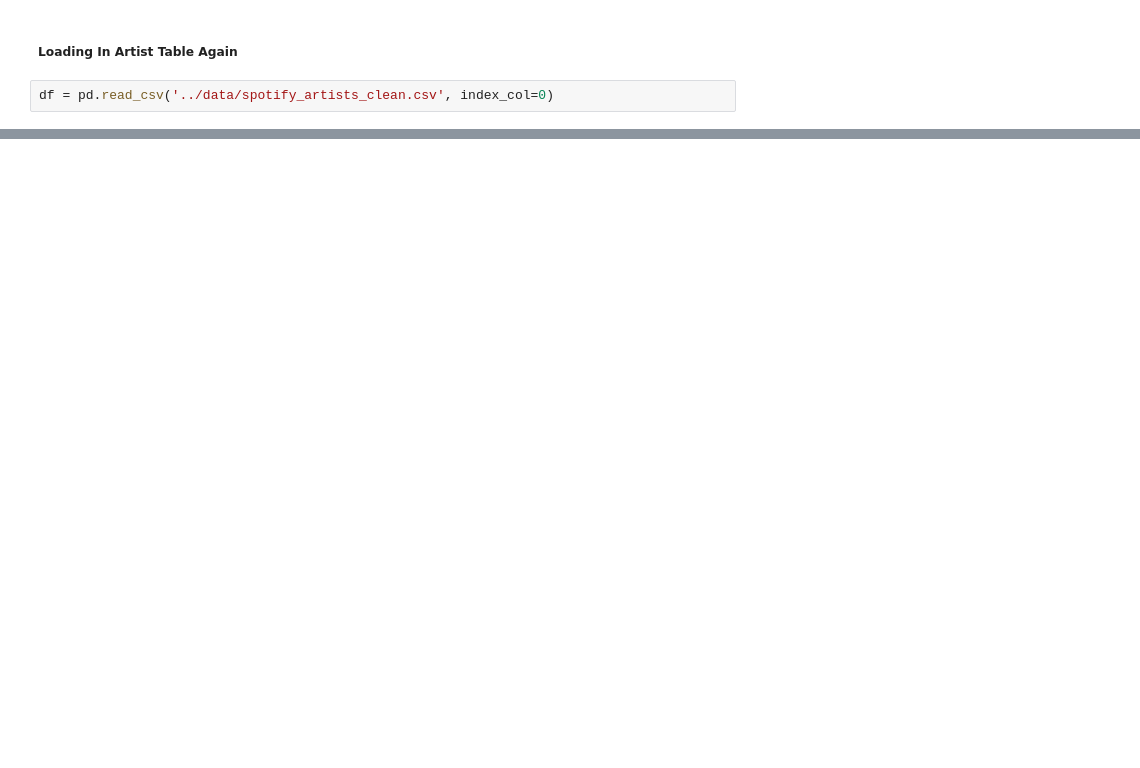
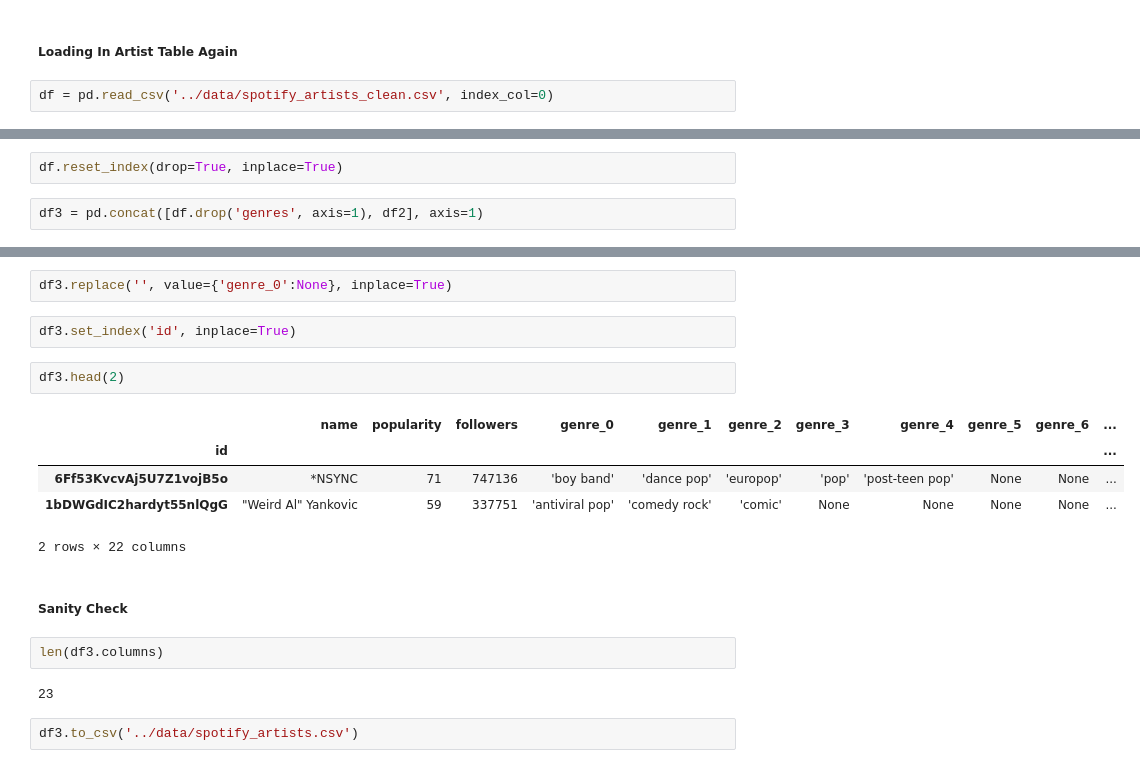
Before and after one commit to jonjohnsontc/songwriter-graph, a Jupyter notebook: notebooks/spotipy.ipynb, the cells around one changed output, grey strips where cells are left out. Cells and saved outputs as stored; diff of their text form; blank space fills up the shorter version.

```diff
--- a/notebooks/spotipy.ipynb
+++ b/notebooks/spotipy.ipynb
@@ -473,0 +656,4 @@ df.head()
+# %%
+df.reset_index(drop=True, inplace=True)
+# %%
+df3 = pd.concat([df.drop('genres', axis=1), df2], axis=1)
@@ -473,0 +667,20 @@ df.head()
+# %%
+df3.replace('', value={'genre_0':None}, inplace=True)
+# %%
+df3.set_index('id', inplace=True)
+# %%
+df3.head(2)
+# %% [output]
+|  | name | popularity | followers | genre_0 | genre_1 | genre_2 | genre_3 | genre_4 | genre_5 | genre_6 | ... |
+| id |  |  |  |  |  |  |  |  |  |  | ... |
+| 6Ff53KvcvAj5U7Z1vojB5o | *NSYNC | 71 | 747136 | 'boy band' | 'dance pop' | 'europop' | 'pop' | 'post-teen pop' | None | None | ... |
+| 1bDWGdIC2hardyt55nlQgG | "Weird Al" Yankovic | 59 | 337751 | 'antiviral pop' | 'comedy rock' | 'comic' | None | None | None | None | ... |
+2 rows × 22 columns
+# %% [markdown]
+##### Sanity Check
+# %%
+len(df3.columns)
+# %% [output]
+23
+# %%
+df3.to_csv('../data/spotify_artists.csv')
```
Also changed, not shown: parts of 40 cells of this notebook, 6 other files.
